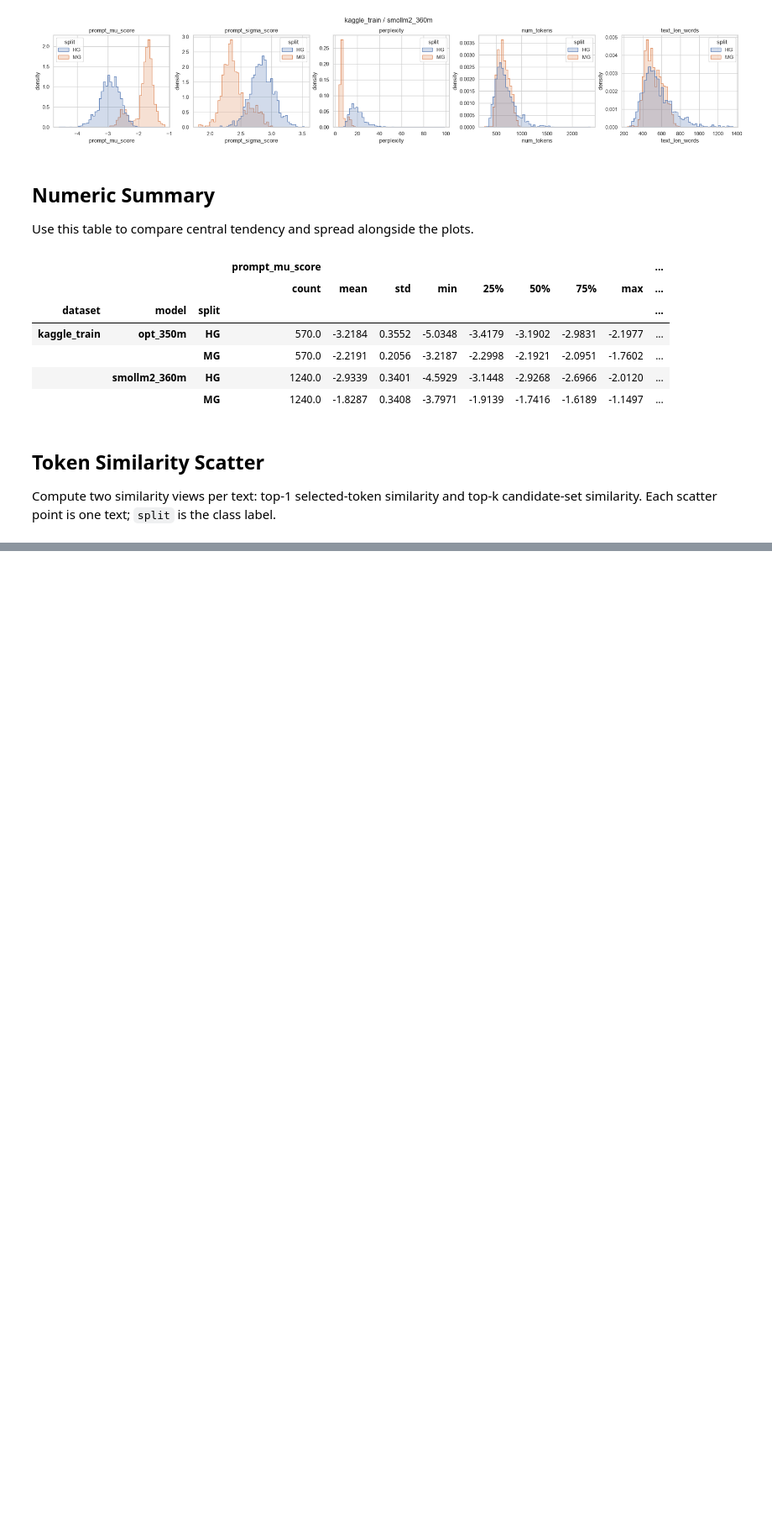
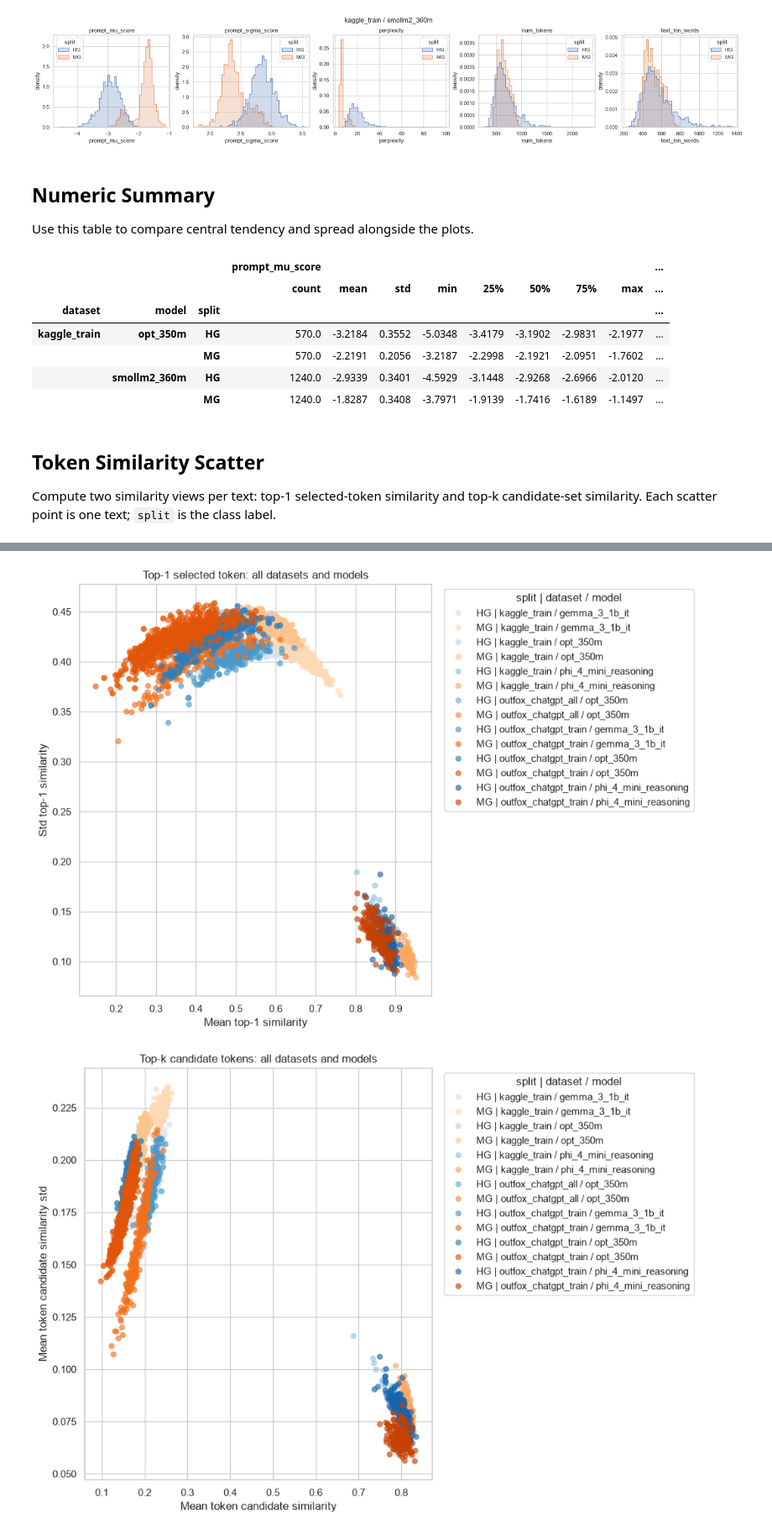
Before and after one commit to andrii-tar/mgt-detection-diploma, a Jupyter notebook: notebooks/logprob_metrics_distributions.ipynb, the cells around one changed output, grey strips where cells are left out. Shown at 84% size. Drawn from its saved outputs; the diff is of its cells as text; code cells hidden in the pictures; blank space fills up the shorter version.

```diff
--- a/notebooks/logprob_metrics_distributions.ipynb
+++ b/notebooks/logprob_metrics_distributions.ipynb
@@ -320,0 +387,59 @@ plot_similarity_scatter(
+# %%
+def split_pair_palette(data: pd.DataFrame) -> dict[str, tuple[float, float, float]]:
+    palette = {}
+    base_palettes = {"HG": "Blues", "MG": "Oranges"}
+    for split, split_df in data.groupby("split"):
+        pairs = sorted(split_df["dataset_model"].dropna().unique())
+        cmap_name = base_palettes.get(split, "Greys")
+        colors = sns.color_palette(cmap_name, n_colors=max(len(pairs) + 2, 3))[1 : len(pairs) + 1]
+        for pair, color in zip(pairs, colors):
+            palette[f"{split} | {pair}"] = color
+    return palette
+
+
+def plot_global_similarity_scatter(data: pd.DataFrame, *, alpha: float = 0.65) -> None:
+    plot_df = data.copy()
+    plot_df["dataset_model"] = plot_df["dataset"] + " / " + plot_df["model"]
+    plot_df["split_dataset_model"] = plot_df["split"] + " | " + plot_df["dataset_model"]
+    palette = split_pair_palette(plot_df)
+    plot_specs = [
+        {
+            "x": "selected_similarity_mean",
+            "y": "selected_similarity_std",
+            "title": "Top-1 selected token",
+            "xlabel": "Mean top-1 similarity",
+            "ylabel": "Std top-1 similarity",
+        },
+        {
+            "x": "candidate_similarity_mean",
+            "y": "candidate_similarity_std",
+            "title": "Top-k candidate tokens",
+            "xlabel": "Mean token candidate similarity",
+            "ylabel": "Mean token candidate similarity std",
+        },
+    ]
+    for spec in plot_specs:
+        scatter_df = plot_df.dropna(subset=[spec["x"], spec["y"]])
+        fig, axis = plt.subplots(figsize=(10, 7), constrained_layout=True)
+        sns.scatterplot(
+            data=scatter_df,
+            x=spec["x"],
+            y=spec["y"],
+            hue="split_dataset_model",
+            palette=palette,
+            alpha=alpha,
+            s=35,
+            edgecolor=None,
+            ax=axis,
+        )
+        axis.set_title(f"{spec['title']}: all datasets and models")
+        axis.set_xlabel(spec["xlabel"])
+        axis.set_ylabel(spec["ylabel"])
+        axis.legend(title="split | dataset / model", bbox_to_anchor=(1.02, 1), loc="upper left")
+        plt.show()
+
+
+plot_global_similarity_scatter(similarity_stats_df)
+# %% [output]
+[figure, added]
+[figure, added]
```
Also changed, not shown: parts of 5 cells of this notebook.
